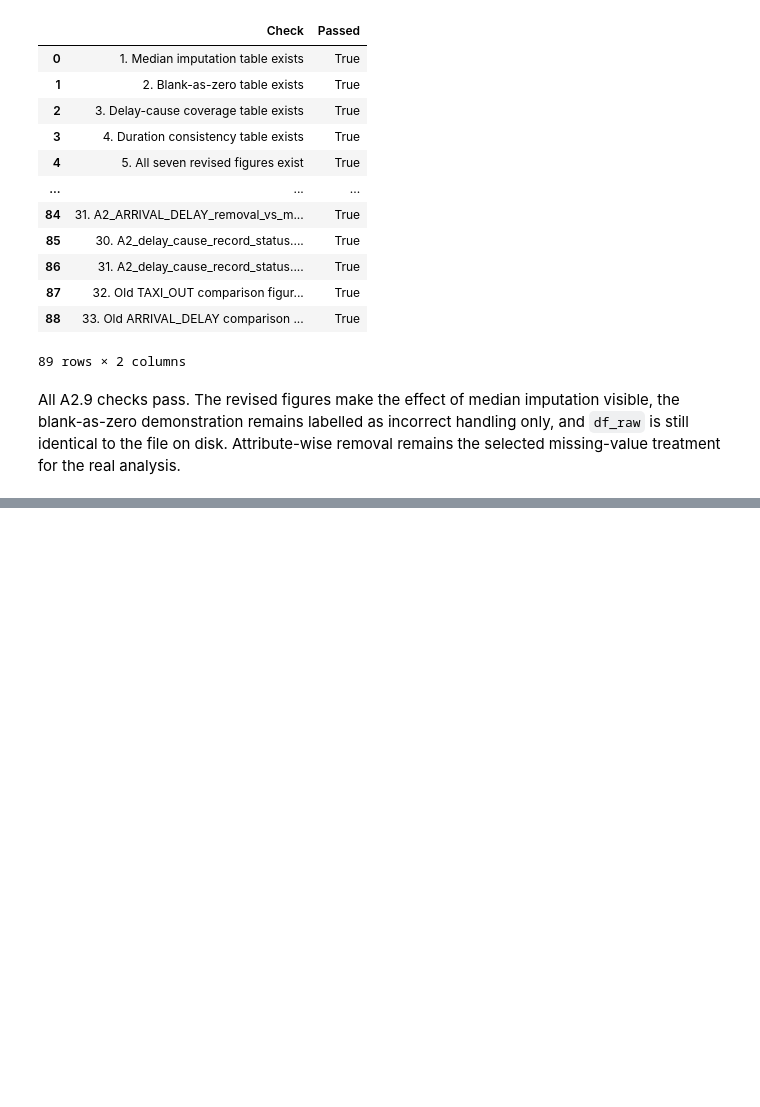
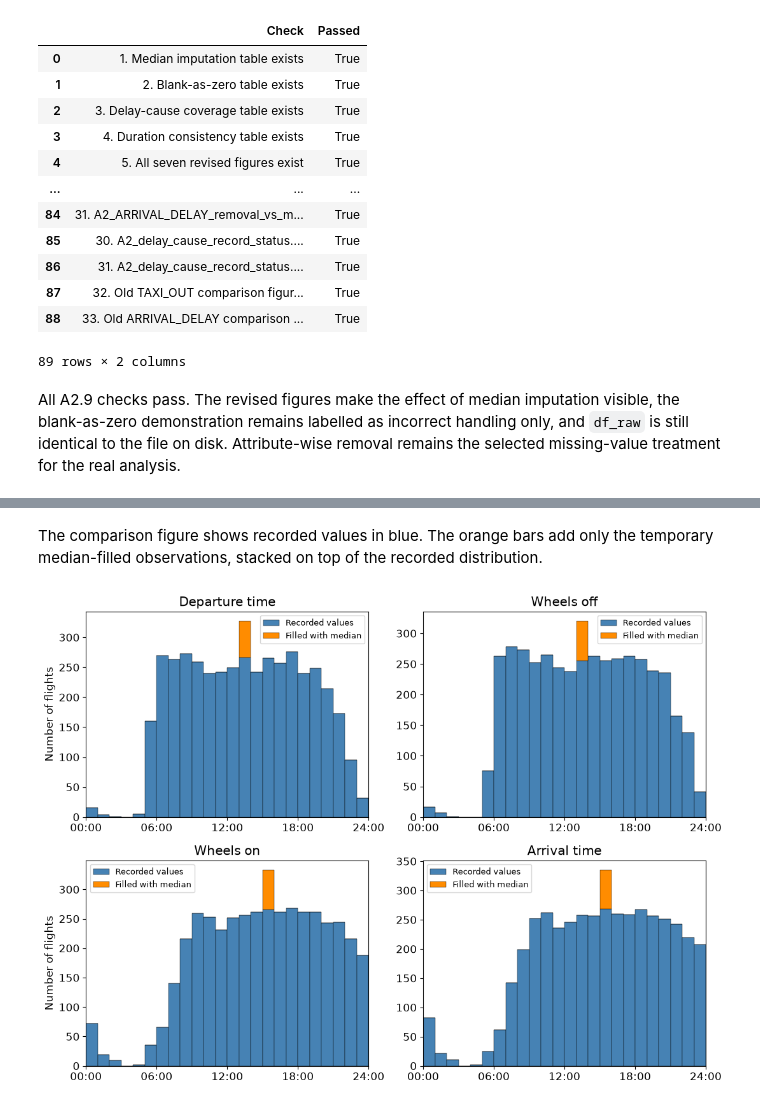
Before and after one commit to le23967/31250-assignment2-25740123, a Jupyter notebook: ida_25740123.ipynb, the cells around one changed output, grey strips where cells are left out. Drawn from its saved outputs; the diff is of its cells as text; code cells hidden in the pictures; blank space fills up the shorter version.

```diff
--- a/ida_25740123.ipynb
+++ b/ida_25740123.ipynb
@@ -3913,0 +4275,43 @@ missing-value treatment for the real analysis.
+# %% [markdown]
+The comparison figure shows recorded values in blue. The orange bars add only the
+temporary median-filled observations, stacked on top of the recorded distribution.
+# %%
+impact_titles = {
+    "DEPARTURE_TIME": "Departure time",
+    "WHEELS_OFF": "Wheels off",
+    "WHEELS_ON": "Wheels on",
+    "ARRIVAL_TIME": "Arrival time",
+}
+orange_added_counts = {}
+
+with plt.rc_context({"font.size": 12}):
+    figure, axes = plt.subplots(2, 2, figsize=(11, 8))
+    for axis, attribute_name in zip(axes.flat, missing_clock_attributes):
+        recorded = clock_minutes[attribute_name].dropna()
+        fill_value = clock_median_fill[attribute_name]
+        missing_n = int(clock_minutes[attribute_name].isna().sum())
+        recorded_counts, _ = np.histogram(recorded, bins=clock_bin_edges)
+        filled_only = np.full(missing_n, fill_value)
+        filled_counts, _ = np.histogram(filled_only, bins=clock_bin_edges)
+        orange_added_counts[attribute_name] = filled_counts
+        axis.bar(
+            clock_bin_edges[:-1], recorded_counts, width=60, align="edge",
+            color="steelblue", edgecolor="black", linewidth=0.3, label="Recorded values",
+        )
+        axis.bar(
+            clock_bin_edges[:-1], filled_counts, width=60, align="edge",
+            bottom=recorded_counts, color="darkorange", edgecolor="black",
+            linewidth=0.3, label="Filled with median",
+        )
+        axis.set_xlim(0, 1440)
+        axis.set_xticks(tick_positions)
+        axis.set_xticklabels(tick_labels)
+        axis.set_title(impact_titles[attribute_name])
+        axis.legend(fontsize=9)
+    axes[0, 0].set_ylabel("Number of flights")
+    axes[1, 0].set_ylabel("Number of flights")
+    figure.tight_layout()
+    figure.savefig("figures/A2_clock_missing_impact.png", dpi=200)
+    plt.show()
+# %% [output]
+[figure, added]
```
Also changed, not shown: parts of 41 cells of this notebook, 10 other files.
